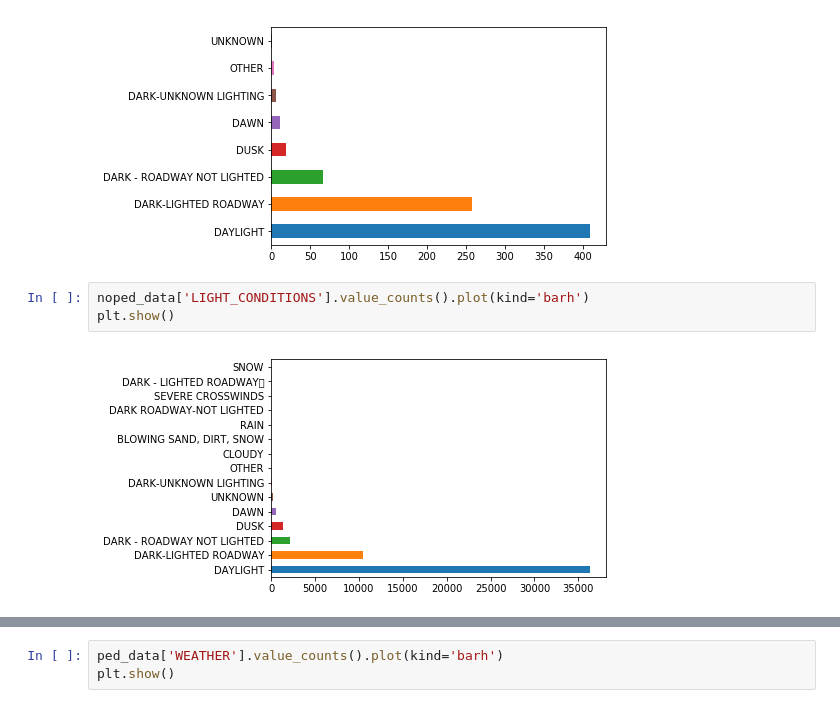
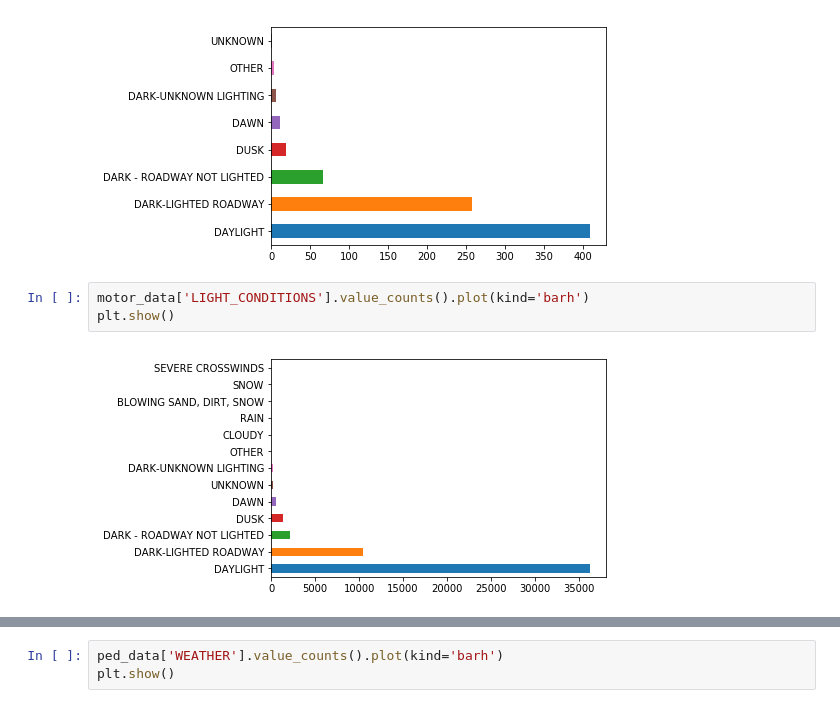
Before and after one commit to UNCG-CSE/GSBO_City_Collision_Data_Analysis, a Jupyter notebook: src/Pedestrian.ipynb, the cells around one changed output, grey strips where cells are left out. Saved outputs shown, nothing was run; the diff lists cells and outputs as text.

```diff
--- a/src/Pedestrian.ipynb
+++ b/src/Pedestrian.ipynb
@@ -767,10 +870,10 @@ plt.show()
 # %% [output]
 [figure]
 # %%
-noped_data['LIGHT_CONDITIONS'].value_counts().plot(kind='barh')
+motor_data['LIGHT_CONDITIONS'].value_counts().plot(kind='barh')
 plt.show()
 # %% [output]
-[figure, old version]
+[figure, new version]
 # %%
 ped_data['TRAFFIC_CONTROL'].value_counts().plot(kind='barh')
 plt.title('Traffic Control at Pedestrian Collision')
```
Also changed, not shown: parts of 28 cells of this notebook.
